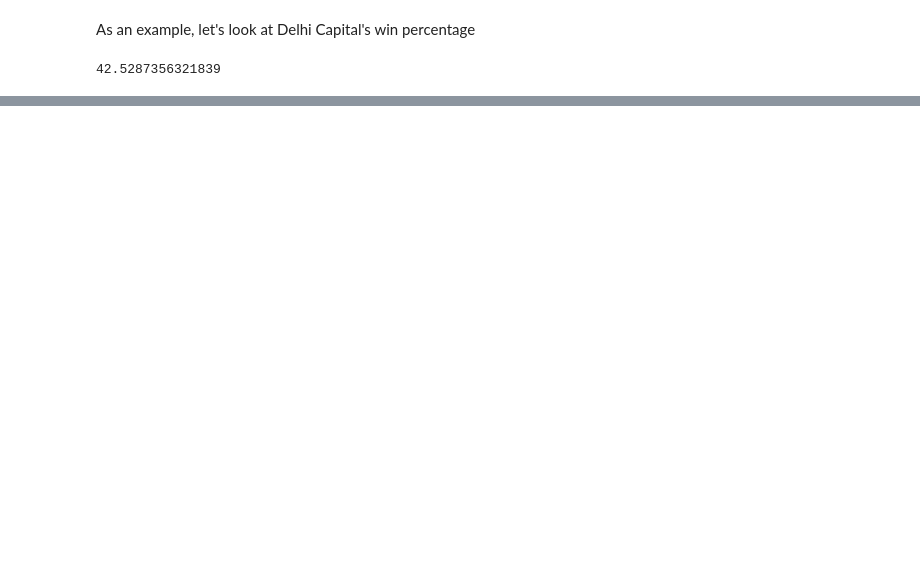
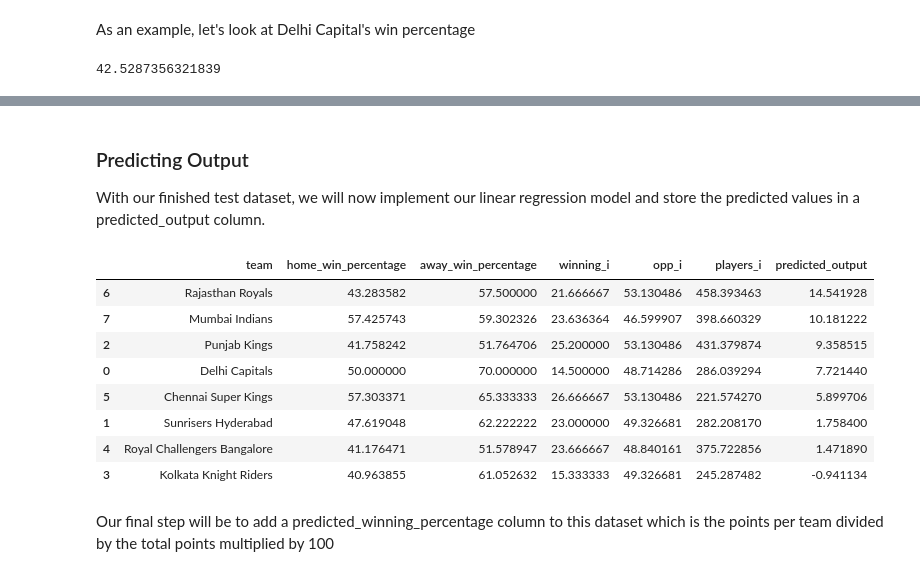
Before and after one commit to sjobalia1234/Practical-Data-Science-Tutorial, a Jupyter notebook: Practical Data Science Tutorial- Sanjana Jobalia.ipynb, the cells around one changed output, grey strips where cells are left out. Cells and saved outputs as stored; diff of their text form; code cells hidden in the pictures; blank space fills up the shorter version.

```diff
--- a/Practical Data Science Tutorial- Sanjana Jobalia.ipynb
+++ b/Practical Data Science Tutorial- Sanjana Jobalia.ipynb
@@ -351,0 +605,7 @@ print(team_dict["Delhi Capitals"])
+# %%
+test_data = pd.DataFrame(teamsList, columns = ["team"])
+test_data["home_win_percentage"] = 0
+test_data["away_win_percentage"] = 0
+test_data["winning_i"] = 0
+test_data["opp_i"] = 0
+test_data["players_i"] = 0
@@ -351,0 +615,31 @@ print(team_dict["Delhi Capitals"])
+# %%
+test_win_percentage_dict = get_win_percentage_dict(test_data,matches_2020)
+test_opp_percentage_dict = get_opp_percentage_dict(test_data,matches_2020)
+test_player_percentage_dict = get_player_percentage_dict(test_data,matches_2020)
+
+print(test_opp_percentage_dict)
+def apply_dict(dict_name, row):
+    if(dict_name == "winning_i"):
+        temp_dict = test_win_percentage_dict
+    elif(dict_name == "opp_i"):
+        temp_dict = test_opp_percentage_dict
+    else:
+        temp_dict = test_player_percentage_dict
+    return temp_dict[row["team"]]
+
+test_data["winning_i"] = test_data.apply (lambda row: apply_dict('winning_i',row), axis=1)
+test_data["opp_i"] = test_data.apply (lambda row: apply_dict('opp_i',row), axis=1)
+test_data["players_i"] = test_data.apply (lambda row: apply_dict('players_i',row), axis=1)
+
+#Get home and away percentages from the team_stats table
+home_win_percentage_l = []
+away_win_percentage_l = []
+for index, row in test_data.iterrows():
+    team = row["team"]
+    home_win_percentage = team_stats["home_win_percentage"].where(team_stats["team"] == team).sum()
+    away_win_percentage = team_stats["away_win_percentage"].where(team_stats["team"] == team).sum()
+    home_win_percentage_l.append(home_win_percentage)
+    away_win_percentage_l.append(away_win_percentage)
+test_data["home_win_percentage"] = home_win_percentage_l
+test_data["away_win_percentage"] = away_win_percentage_l
+test_data
@@ -351,0 +657,22 @@ print(team_dict["Delhi Capitals"])
+# %% [markdown]
+### Predicting Output
+With our finished test dataset, we will now implement our linear regression model and store the predicted values in a predicted_output column.
+# %%
+X_test = np.array(test_data.iloc[:, 1:6])
+y = linear_regression.predict(X_test)
+test_data["predicted_output"] = y
+#This function will sort our dataframe. We want highest points first
+sorted_l = test_data.sort_values("predicted_output", ascending = False)
+sorted_l
+# %% [output]
+|  | team | home_win_percentage | away_win_percentage | winning_i | opp_i | players_i | predicted_output |
+| 6 | Rajasthan Royals | 43.283582 | 57.500000 | 21.666667 | 53.130486 | 458.393463 | 14.541928 |
+| 7 | Mumbai Indians | 57.425743 | 59.302326 | 23.636364 | 46.599907 | 398.660329 | 10.181222 |
+| 2 | Punjab Kings | 41.758242 | 51.764706 | 25.200000 | 53.130486 | 431.379874 | 9.358515 |
+| 0 | Delhi Capitals | 50.000000 | 70.000000 | 14.500000 | 48.714286 | 286.039294 | 7.721440 |
+| 5 | Chennai Super Kings | 57.303371 | 65.333333 | 26.666667 | 53.130486 | 221.574270 | 5.899706 |
+| 1 | Sunrisers Hyderabad | 47.619048 | 62.222222 | 23.000000 | 49.326681 | 282.208170 | 1.758400 |
+| 4 | Royal Challengers Bangalore | 41.176471 | 51.578947 | 23.666667 | 48.840161 | 375.722856 | 1.471890 |
+| 3 | Kolkata Knight Riders | 40.963855 | 61.052632 | 15.333333 | 49.326681 | 245.287482 | -0.941134 |
+# %% [markdown]
+Our final step will be to add a predicted_winning_percentage column to this dataset which is the points per team divided by the total points multiplied by 100
```
Also changed, not shown: parts of 55 cells of this notebook, 2 other files.
